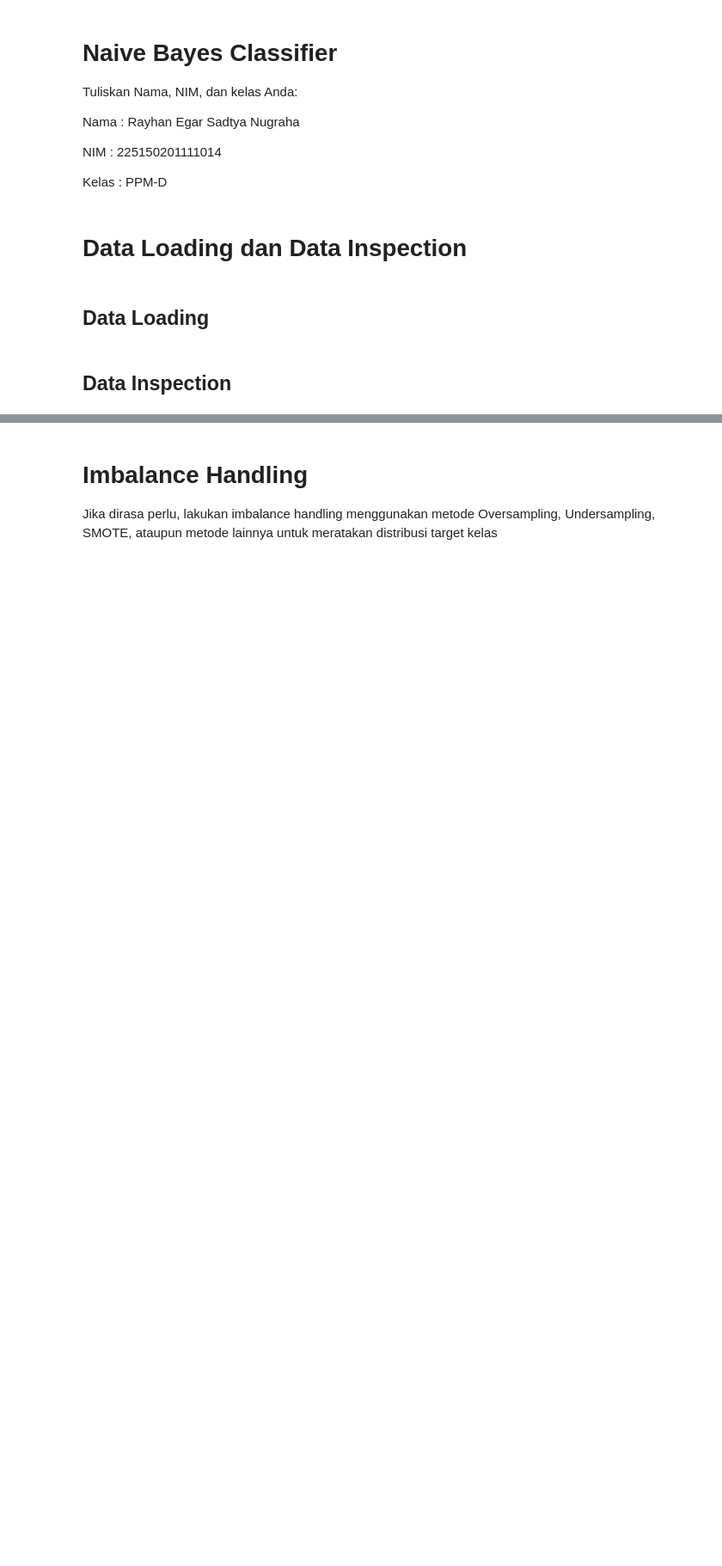
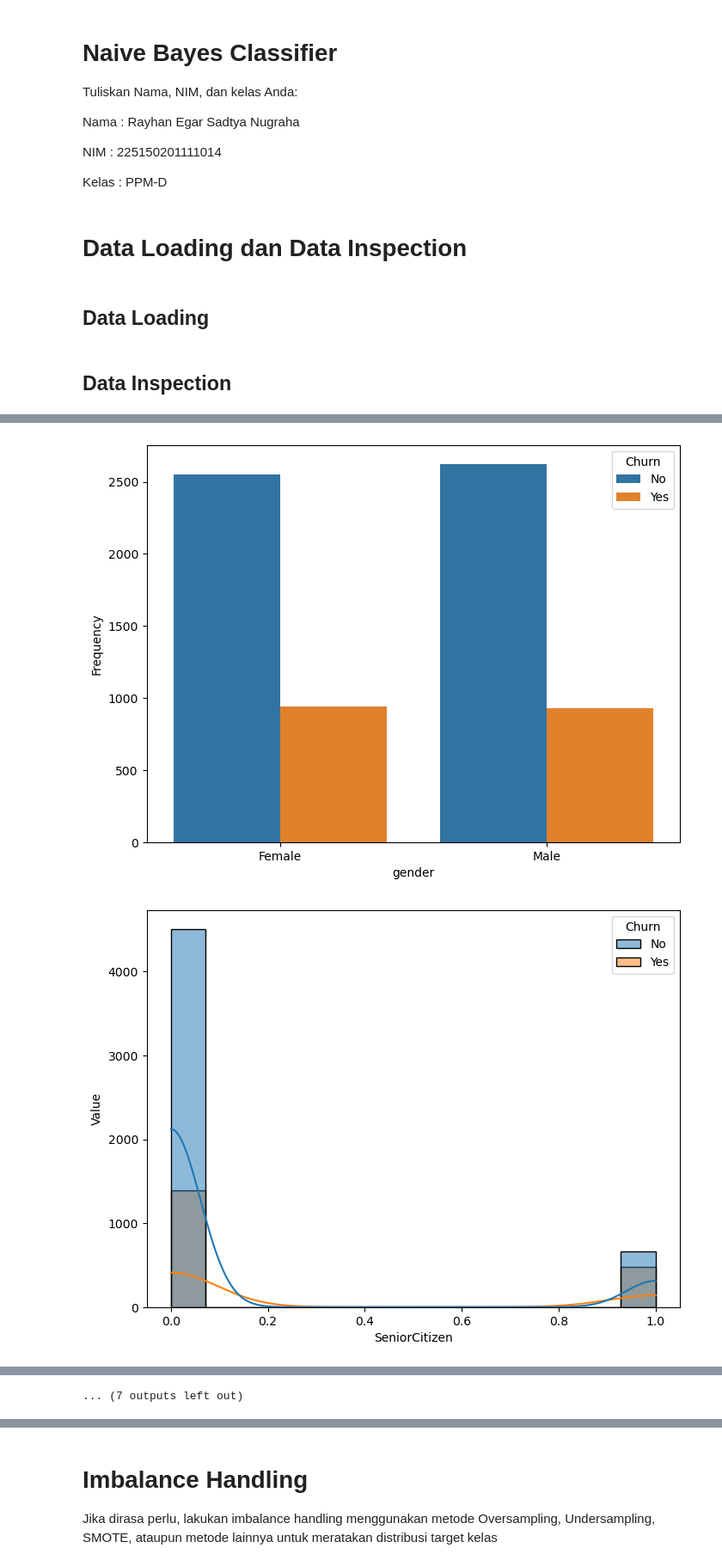
Before and after one commit to rayhanegar/Code-PPM, a Jupyter notebook: UTP_PPM_2024-main/UTP_NB_225150201111014_RAYHAN EGAR.ipynb, the cells around one changed output, grey strips where cells are left out. Shown at 86% size. Saved outputs shown, nothing was run; the diff lists cells and outputs as text; code cells hidden in the pictures; blank space fills up the shorter version.

```diff
--- a/UTP_PPM_2024-main/UTP_NB_225150201111014_RAYHAN EGAR.ipynb
+++ b/UTP_PPM_2024-main/UTP_NB_225150201111014_RAYHAN EGAR.ipynb
@@ -25,7 +25,7 @@ files.upload()
 
 import pandas as pd
 
-df = ...
+df = pd.read_csv('churn_cleaned.csv')
 # %% [markdown]
 ## Data Inspection
 # %%
@@ -37,13 +79,26 @@ df.info()
 # %%
 # Uji normalitas data kontinu dengan melakukan plotting setiap kelas yang ada
 
 import matplotlib.pyplot as plt
 import seaborn as sns
 import numpy as np
 
 def plot_distribusi(dataframe, column_list, class_column):
   for column in column_list:
-    ...
+    if dataframe[column].dtype == 'object':
+      plt.figure(figsize=(8, 6))
+      sns.countplot(data=dataframe, x=column, hue=class_column)
+      plt.xlabel(column)
+      plt.ylabel("Frequency")
+      plt.show()
+    elif (dataframe[column].dtype in ['int64', 'float64']):
+      plt.figure(figsize=(8, 6))
+      sns.histplot(data=dataframe, x=column, hue=class_column, kde=True)
+      plt.xlabel(column)
+      plt.ylabel("Value")
+      plt.show()
 
-
-plot_distribusi(...)
+plot_distribusi(df, df.columns[:-1], df.columns[-1])
+# %% [output]
+[figure, added]
+[figure, added]
@@ -50,3 +115,4 @@ plot_distribusi(...)
+... (7 outputs left out)
 # %%
 # Cek distribusi target kelas
 
```
Also changed, not shown: parts of 38 cells of this notebook, 2 other files.
